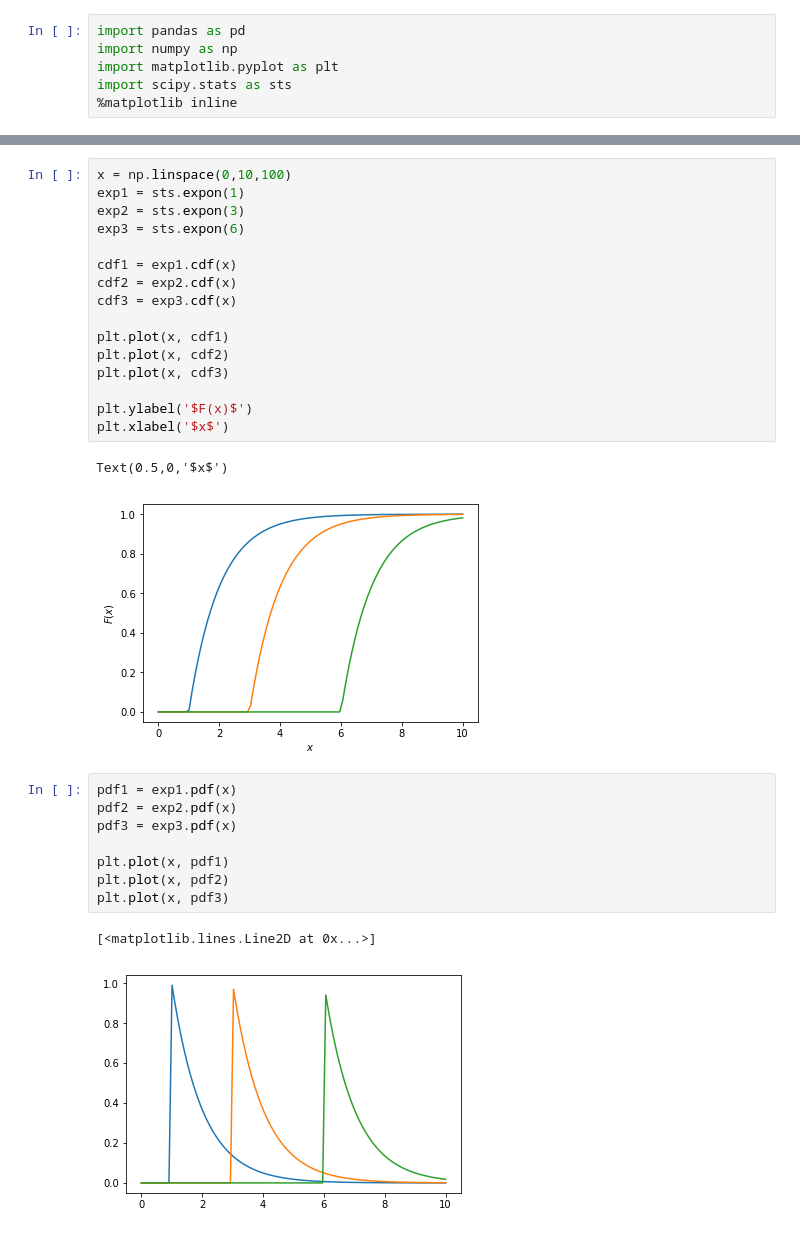
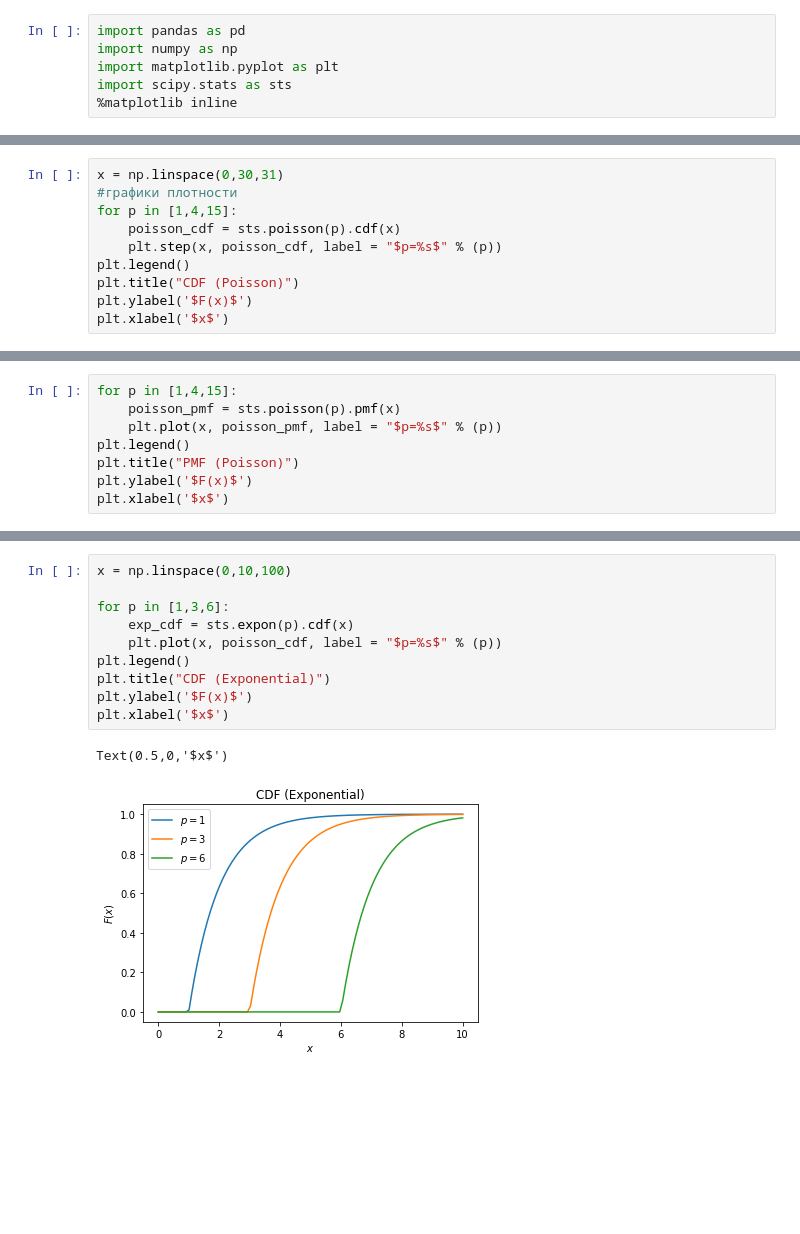
Before and after one commit to mynvb/hwpy, a Jupyter notebook: hw1-probability.ipynb, the cells around one changed output, grey strips where cells are left out. Drawn from its saved outputs; the diff is of its cells as text; blank space fills up the shorter version.

```diff
--- a/hw1-probability.ipynb
+++ b/hw1-probability.ipynb
@@ -108,0 +82,10 @@ Text(0.5,0,'$x$')
+# %%
+x = np.linspace(0,30,31)
+#графики плотности
+for p in [1,4,15]:
+    poisson_cdf = sts.poisson(p).cdf(x)
+    plt.step(x, poisson_cdf, label = "$p=%s$" % (p))
+plt.legend()
+plt.title("CDF (Poisson)")
+plt.ylabel('$F(x)$')
+plt.xlabel('$x$')
@@ -108,0 +95,8 @@ Text(0.5,0,'$x$')
+# %%
+for p in [1,4,15]:
+    poisson_pmf = sts.poisson(p).pmf(x)
+    plt.plot(x, poisson_pmf, label = "$p=%s$" % (p))
+plt.legend()
+plt.title("PMF (Poisson)")
+plt.ylabel('$F(x)$')
+plt.xlabel('$x$')
@@ -109,30 +106,13 @@ Text(0.5,0,'$x$')
 # %%
 x = np.linspace(0,10,100)
-exp1 = sts.expon(1)
-exp2 = sts.expon(3)
-exp3 = sts.expon(6)
 
-cdf1 = exp1.cdf(x)
-cdf2 = exp2.cdf(x)
-cdf3 = exp3.cdf(x)
-
-plt.plot(x, cdf1)
-plt.plot(x, cdf2)
-plt.plot(x, cdf3)
-
+for p in [1,3,6]:
+    exp_cdf = sts.expon(p).cdf(x)
+    plt.plot(x, poisson_cdf, label = "$p=%s$" % (p))
+plt.legend()
+plt.title("CDF (Exponential)")
 plt.ylabel('$F(x)$')
 plt.xlabel('$x$')
 # %% [output]
 Text(0.5,0,'$x$')
-[figure, old version]
+[figure, new version]
-# %%
-pdf1 = exp1.pdf(x)
-pdf2 = exp2.pdf(x)
-pdf3 = exp3.pdf(x)
-
-plt.plot(x, pdf1)
-plt.plot(x, pdf2)
-plt.plot(x, pdf3)
-# %% [output]
-[<matplotlib.lines.Line2D at 0x...>]
-[figure, removed]
```
Also changed, not shown: parts of 14 cells of this notebook.
